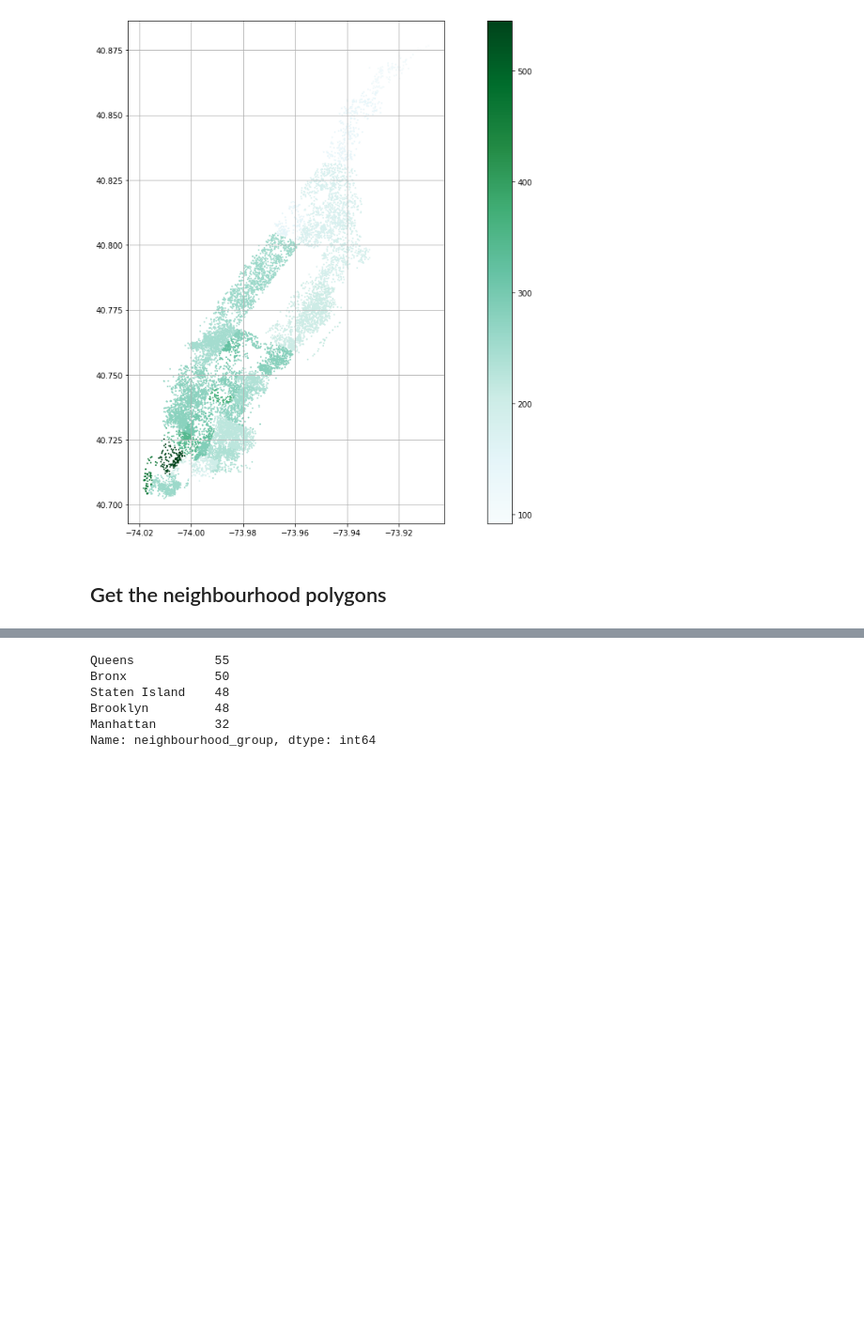
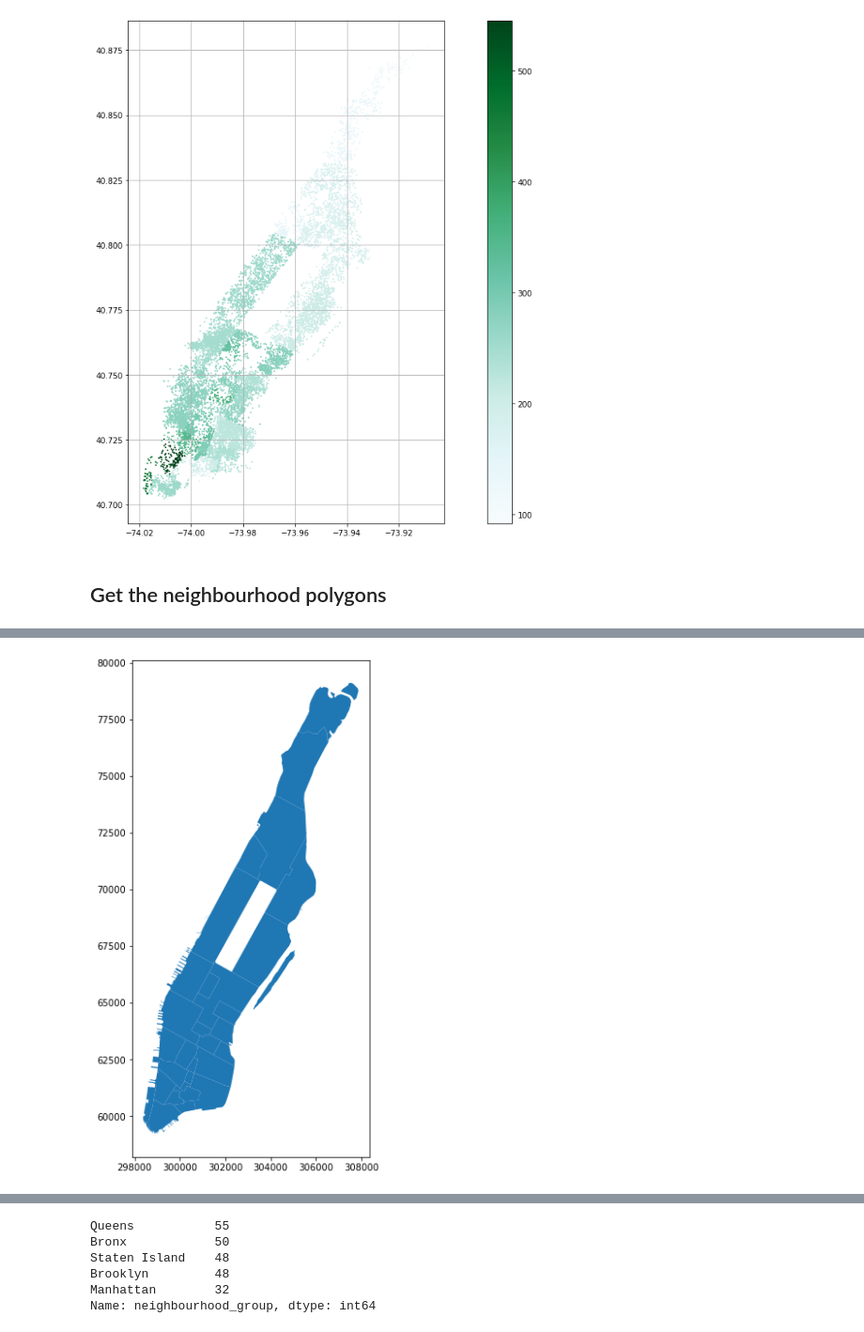
Before and after one commit to shravan-kuchkula/airbnb_nyc, a Jupyter notebook: notebooks/05_working_with_a_subset.ipynb, the cells around one changed output, grey strips where cells are left out. Shown: that part at 94% size. Cells and saved outputs as stored; diff of their text form; code cells hidden in the pictures; blank space fills up the shorter version.

```diff
--- a/notebooks/05_working_with_a_subset.ipynb
+++ b/notebooks/05_working_with_a_subset.ipynb
@@ -140,3 +153,8 @@ nbhoods = geopandas.read_file('../data/raw/neighbourhoods.geojson')
+# %%
+nbhoods1.plot(figsize=(20,10))
+plt.show()
+# %% [output]
+[figure, added]
 # %%
 nbhoods.head()
 # %% [output]
```
Also changed, not shown: parts of 38 cells of this notebook, 2 other files.
